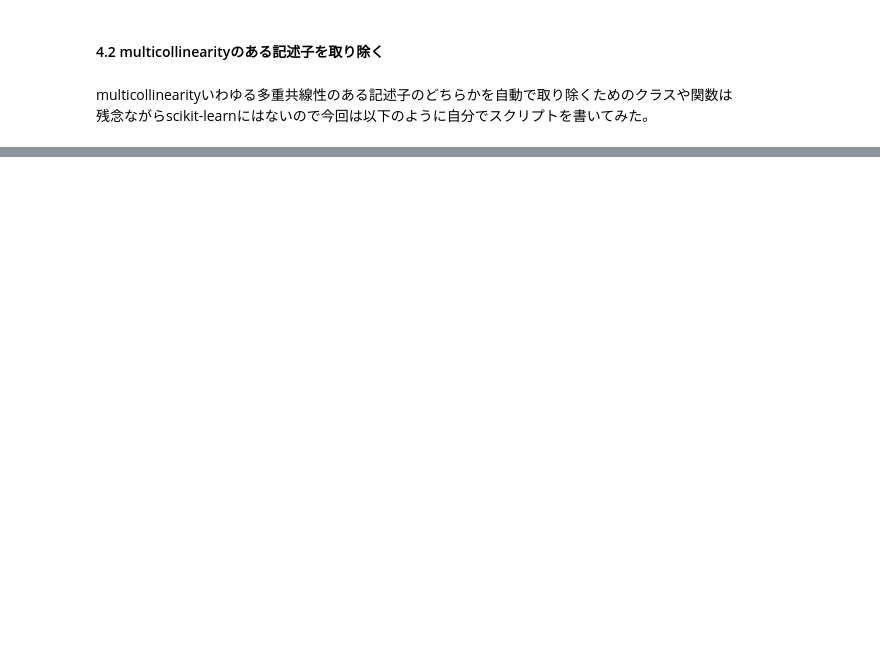
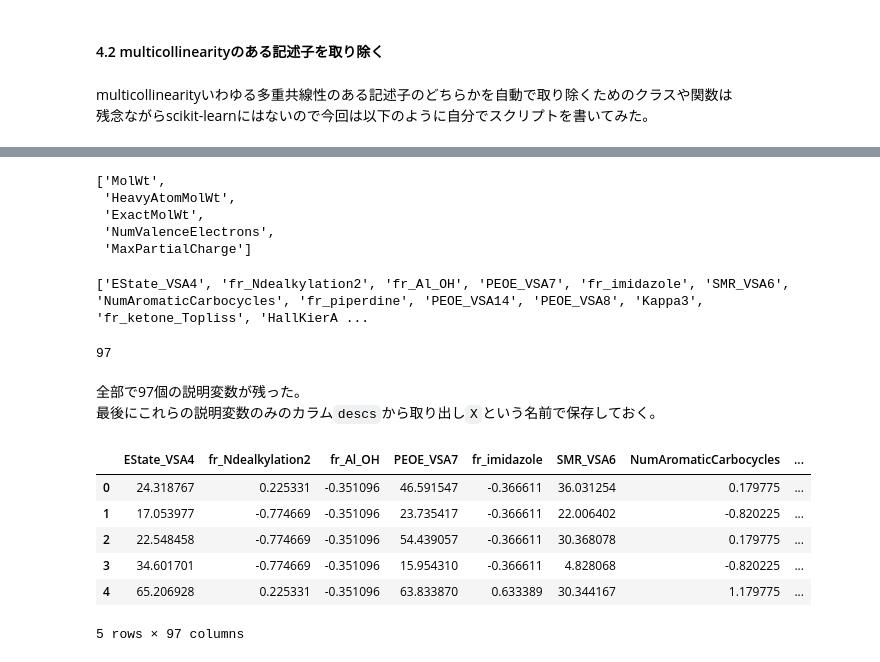
Before and after one commit to chemo-wakate/tutorial-7th, a Jupyter notebook: advanced/Statistics-analysis-example.ipynb, the cells around one changed output, grey strips where cells are left out. Cells and saved outputs as stored; diff of their text form; code cells hidden in the pictures; blank space fills up the shorter version.

```diff
--- a/advanced/Statistics-analysis-example.ipynb
+++ b/advanced/Statistics-analysis-example.ipynb
@@ -358,0 +375,3 @@ array([[ 1.        ,  0.99999999,  0.99993696, ...,  0.99999992,
+# %%
+descs_y_corr = descs.corrwith(y)
+descs_y_corr[:10]
@@ -358,0 +400,51 @@ array([[ 1.        ,  0.99999999,  0.99993696, ...,  0.99999992,
+# %%
+feature_names = descs.columns.tolist()
+feature_names[:5]
+# %% [output]
+['MolWt',
+ 'HeavyAtomMolWt',
+ 'ExactMolWt',
+ 'NumValenceElectrons',
+ 'MaxPartialCharge']
+# %%
+selected_feature_names = []
+# %%
+while feature_names:
+    #feature_namesに含まれる説明変数に関するデータのみにしぼりこむ
+    tmp_descs_corrs = descs_corrs.loc[feature_names, feature_names]
+    tmp_descs_y_corr = descs_y_corr.loc[feature_names]
+
+    #目的変数と最も相関のある説明変数の名前を取り出す
+    max_desc_name = tmp_descs_y_corr.idxmax()
+
+    #相関行列から目的変数と最も相関のある説明変数との間の相関のみを取り出す
+    corr = tmp_descs_corrs.drop(max_desc_name, axis=1).loc[max_desc_name, :]
+
+    #基準値(今回は0.6)未満の相関係数の説明変数の名前を新たなfeature_nameとして保存する。
+    remain_corr = corr[abs(corr) < 0.6]
+    feature_names = remain_corr.index.tolist()
+
+    #目的変数と最も相関のある説明変数の名前をselected_feature_namesに追加する
+    selected_feature_names.append(max_desc_name)
+
+print(selected_feature_names)
+# %% [output]
+['EState_VSA4', 'fr_Ndealkylation2', 'fr_Al_OH', 'PEOE_VSA7', 'fr_imidazole', 'SMR_VSA6', 'NumAromaticCarbocycles', 'fr_piperdine', 'PEOE_VSA14', 'PEOE_VSA8', 'Kappa3', 'fr_ketone_Topliss', 'HallKierA ...
+# %%
+len(selected_feature_names)
+# %% [output]
+97
+# %% [markdown]
+全部で97個の説明変数が残った。
+最後にこれらの説明変数のみのカラム`descs`から取り出し`X`という名前で保存しておく。
+# %%
+X = descs.loc[:, selected_feature_names]
+X.head()
+# %% [output]
+|  | EState_VSA4 | fr_Ndealkylation2 | fr_Al_OH | PEOE_VSA7 | fr_imidazole | SMR_VSA6 | NumAromaticCarbocycles | ... |
+| 0 | 24.318767 | 0.225331 | -0.351096 | 46.591547 | -0.366611 | 36.031254 | 0.179775 | ... |
+| 1 | 17.053977 | -0.774669 | -0.351096 | 23.735417 | -0.366611 | 22.006402 | -0.820225 | ... |
+| 2 | 22.548458 | -0.774669 | -0.351096 | 54.439057 | -0.366611 | 30.368078 | 0.179775 | ... |
+| 3 | 34.601701 | -0.774669 | -0.351096 | 15.954310 | -0.366611 | 4.828068 | -0.820225 | ... |
+| 4 | 65.206928 | 0.225331 | -0.351096 | 63.833870 | 0.633389 | 30.344167 | 1.179775 | ... |
+5 rows × 97 columns
```
Also changed, not shown: parts of 16 cells of this notebook.
